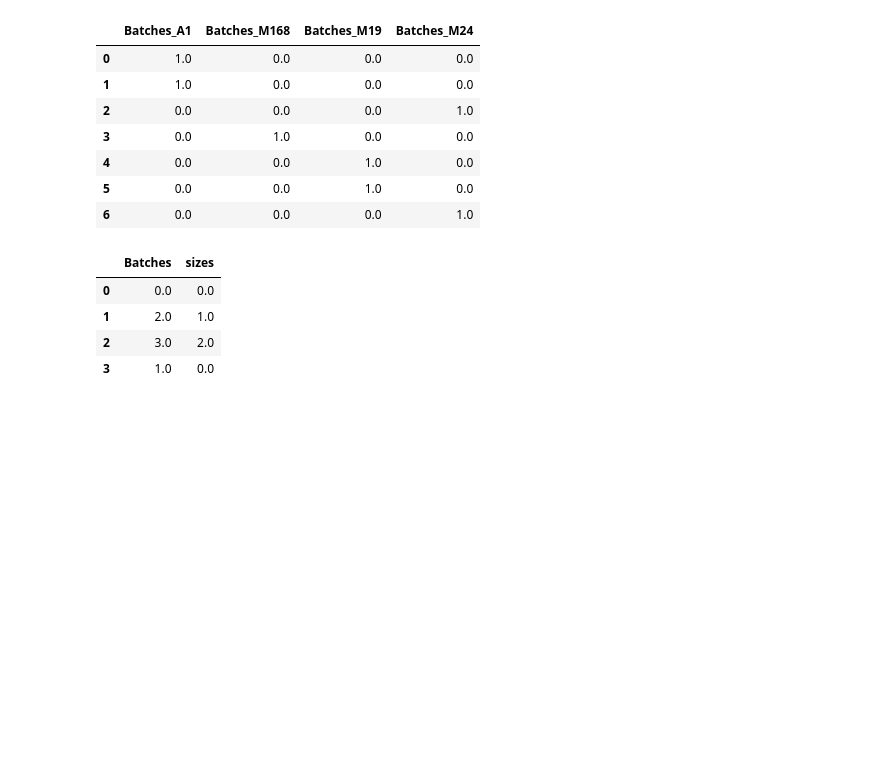
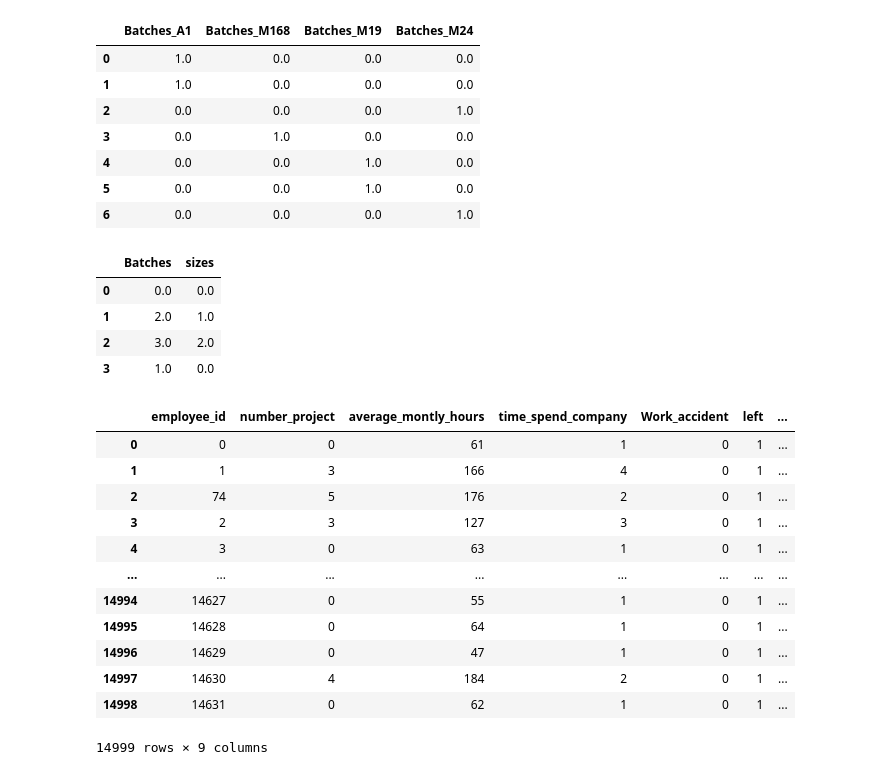
Before and after one commit to eashwardarur/DA, a Jupyter notebook: preprocessing.ipynb, the cells around one changed output. Saved outputs shown, nothing was run; the diff lists cells and outputs as text; code cells hidden in the pictures; blank space fills up the shorter version.

```diff
--- a/preprocessing.ipynb
+++ b/preprocessing.ipynb
@@ -196,3 +197,28 @@ display(df0)
 | 1 | 2.0 | 1.0 |
 | 2 | 3.0 | 2.0 |
 | 3 | 1.0 | 0.0 |
+# %%
+#labelencoding
+
+import pandas as pd
+df8 = pd.read_csv('https://github.com/Taj1920/Data-Analysis-Datasets/raw/refs/heads/main/Datasets-Practice/hr_data.csv')
+from sklearn.preprocessing import LabelEncoder
+le = LabelEncoder()
+for column in df8.columns:
+  df8[column].unique()
+  df8[column]= le.fit_transform(df8[column])
+df8
+# %% [output]
+|  | employee_id | number_project | average_montly_hours | time_spend_company | Work_accident | left | ... |
+| 0 | 0 | 0 | 61 | 1 | 0 | 1 | ... |
+| 1 | 1 | 3 | 166 | 4 | 0 | 1 | ... |
+| 2 | 74 | 5 | 176 | 2 | 0 | 1 | ... |
+| 3 | 2 | 3 | 127 | 3 | 0 | 1 | ... |
+| 4 | 3 | 0 | 63 | 1 | 0 | 1 | ... |
+| ... | ... | ... | ... | ... | ... | ... | ... |
+| 14994 | 14627 | 0 | 55 | 1 | 0 | 1 | ... |
+| 14995 | 14628 | 0 | 64 | 1 | 0 | 1 | ... |
+| 14996 | 14629 | 0 | 47 | 1 | 0 | 1 | ... |
+| 14997 | 14630 | 4 | 184 | 2 | 0 | 1 | ... |
+| 14998 | 14631 | 0 | 62 | 1 | 0 | 1 | ... |
+14999 rows × 9 columns
```
Also changed, not shown: parts of 4 cells of this notebook.
